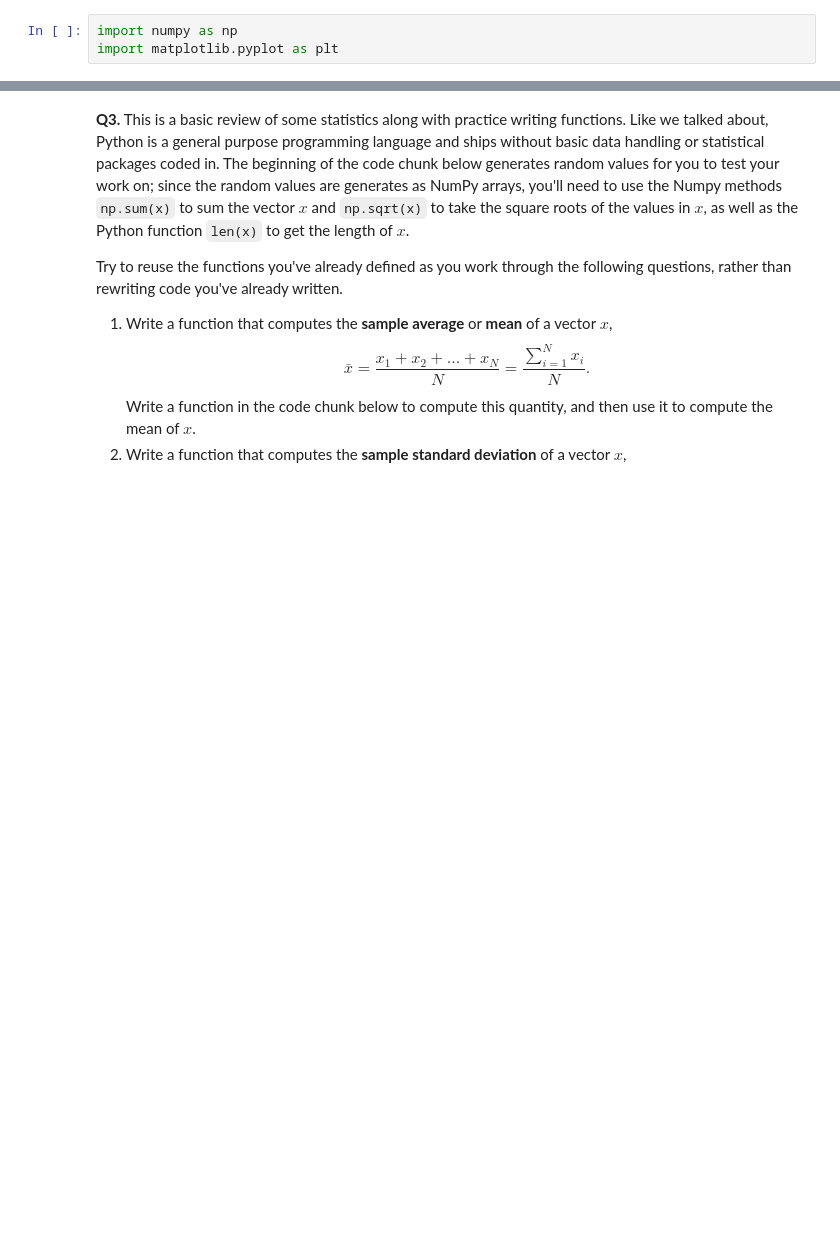
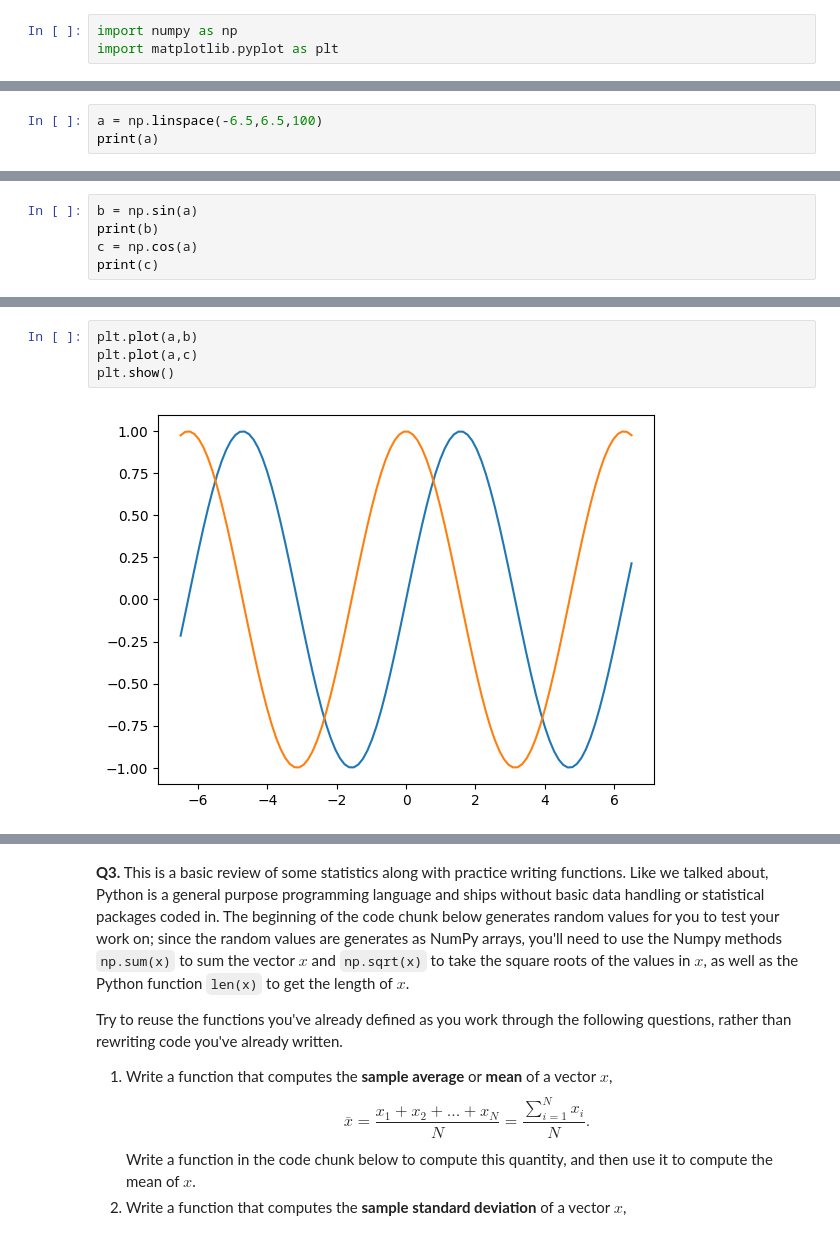
Before and after one commit to pwy7fv/programming, a Jupyter notebook: assignment/assignment_programming.ipynb, the cells around one changed output, grey strips where cells are left out. Drawn from its saved outputs; the diff is of its cells as text; blank space fills up the shorter version.

```diff
--- a/assignment/assignment_programming.ipynb
+++ b/assignment/assignment_programming.ipynb
@@ -48,0 +105,3 @@ import matplotlib.pyplot as plt
+# %%
+a = np.linspace(-6.5,6.5,100)
+print(a)
@@ -48,0 +126,5 @@ import matplotlib.pyplot as plt
+# %%
+b = np.sin(a)
+print(b)
+c = np.cos(a)
+print(c)
@@ -48,0 +149,6 @@ import matplotlib.pyplot as plt
+# %%
+plt.plot(a,b)
+plt.plot(a,c)
+plt.show()
+# %% [output]
+[figure, added]
```
Also changed, not shown: parts of 8 cells of this notebook.
